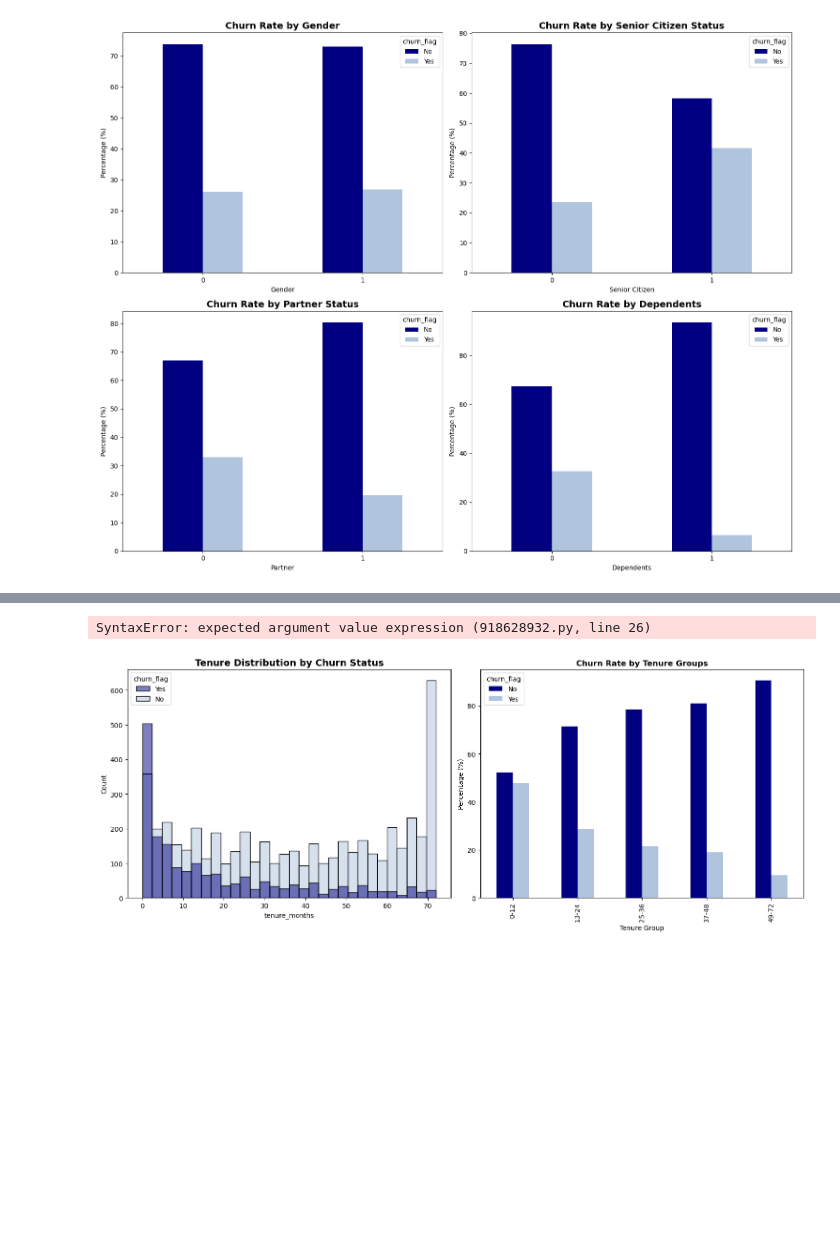
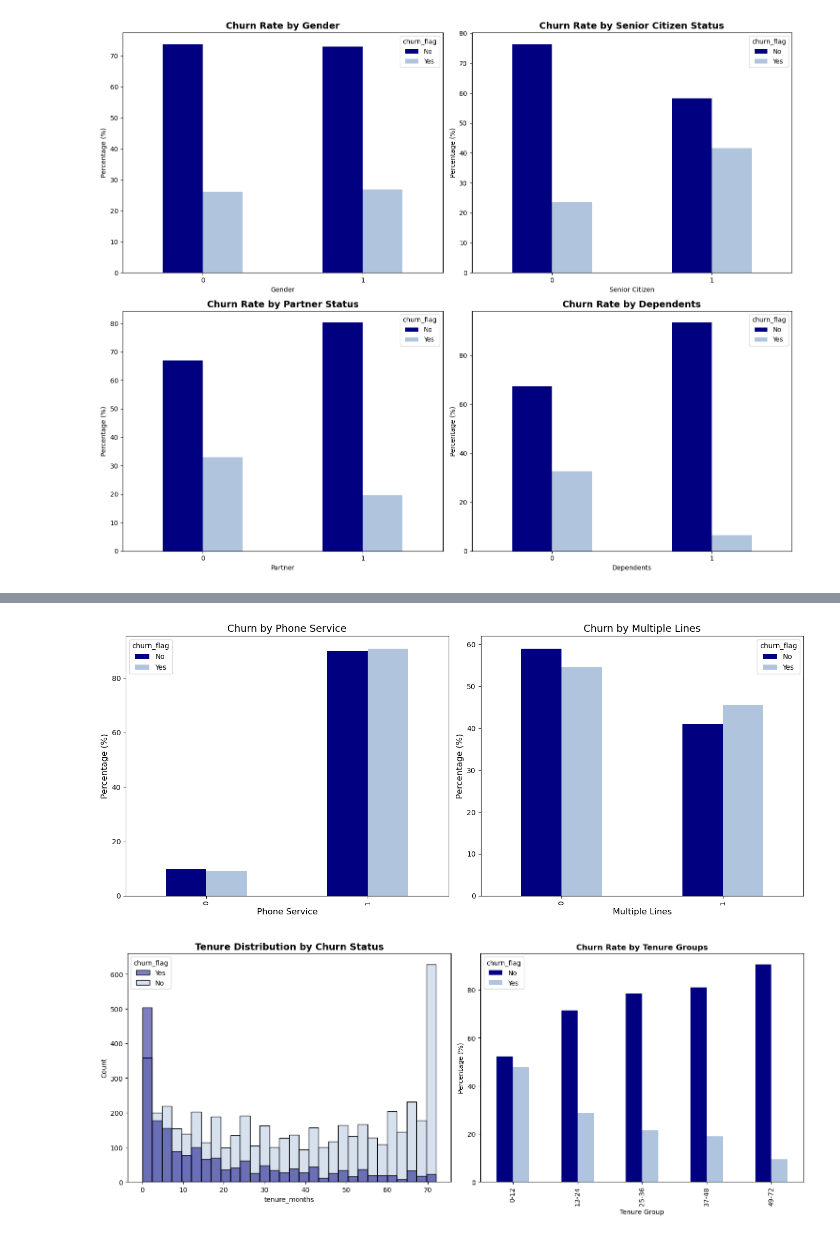
Before and after one commit to kirilvino/Swan-Project-Team-7, a Jupyter notebook: SwanMaster.ipynb, the cells around one changed output, grey strips where cells are left out. Cells and saved outputs as stored; diff of their text form; code cells hidden in the pictures; blank space fills up the shorter version.

```diff
--- a/SwanMaster.ipynb
+++ b/SwanMaster.ipynb
@@ -153,37 +190,31 @@ plt.show()
 # %%
-# Service Analysis
-fig, axes = plt.subplots(2, 2, figsize=(16, 12))
+# Columns to analyze
+columns = ['Phone Service', 'Multiple Lines']
+titles = ['Churn by Phone Service', 'Churn by Multiple Lines']
+colors = [['navy', 'lightsteelblue'], ['navy', 'lightsteelblue', 'grey']]
 
-# Churn by Internet Service
-internet_churn = pd.crosstab(df['Internet Service'], df['churn_flag'], normalize='index') * 100
-internet_churn.plot(kind='bar', ax=axes[0,0], color=['lightsteelblue', 'navy', 'grey'])
-axes[0,0].set_title('Churn Rate by Internet Service Type', fontsize=14, fontweight='bold')
-axes[0,0].set_ylabel('Percentage (%)')
-axes[0,0].tick_params(axis='x', rotation=45)
+# Create subplots
+fig, axes = plt.subplots(1, len(columns), figsize=(14, 6))
 
-# Churn by Contract
-contract_churn = pd.crosstab(df['Contract'], df['churn_flag'], normalize='index') * 100
-contract_churn.plot(kind='bar', ax=axes[0,1], color=['lightsteelblue', 'navy', 'grey'])
-axes[0,1].set_title('Churn Rate by Contract Type', fontsize=14, fontweight='bold')
-axes[0,1].set_ylabel('Percentage (%)')
-axes[0,1].tick_params(axis='x', rotation=45)
+# Loop through columns
+for idx, (col, title, color_palette) in enumerate(zip(columns, titles, colors)):
+    # Calculate crosstab with percentages
+    crosstab = pd.crosstab(df[col], df['churn_flag'], normalize='columns') * 100
 
-# Churn by Payment Method
-payment_churn = pd.crosstab(df['Payment Method'], df['churn_flag'], normalize='index') * 100
-payment_churn.plot(kind='bar', ax=axes[1,0], color=['lightsteelblue', 'navy', 'grey'])
-axes[1,0].set_title('Churn Rate by Payment Method', fontsize=14, fontweight='bold')
-axes[1,0].set_ylabel('Percentage (%)')
-axes[1,0].tick_params(axis='x', rotation=45)
+    # Create horizontal bar plot
+    crosstab.plot(kind='bar', ax=axes[idx], color=color_palette[:len(crosstab.columns)])
 
-# Monthly Charges distribution by Churn
-sns.boxplot(data=df, x='churn_flag', y='monthly_charges', ax=axes[1,1], palette=['navy', 'lightsteelblue'], hue = )
-axes[1,1].set_title('Monthly Charges Distribution by Churn Status', fontsize=14, fontweight='bold')
-axes[1,1].set_xlabel('Churn Label')
+    # Set titles and labels
+    axes[idx].set_title(title, fontsize=14)
+    axes[idx].set_xlabel(col, fontsize=12)
+    axes[idx].set_ylabel('Percentage (%)', fontsize=12)
+
+
 
 plt.tight_layout()
 plt.show()
 # %% [output]
-SyntaxError: expected argument value expression (918628932.py, line 26)
+[figure, added]
 # %%
 # Tenure Analysis
 fig, axes = plt.subplots(1, 2, figsize=(15, 6))
```
Also changed, not shown: parts of 4 cells of this notebook.
